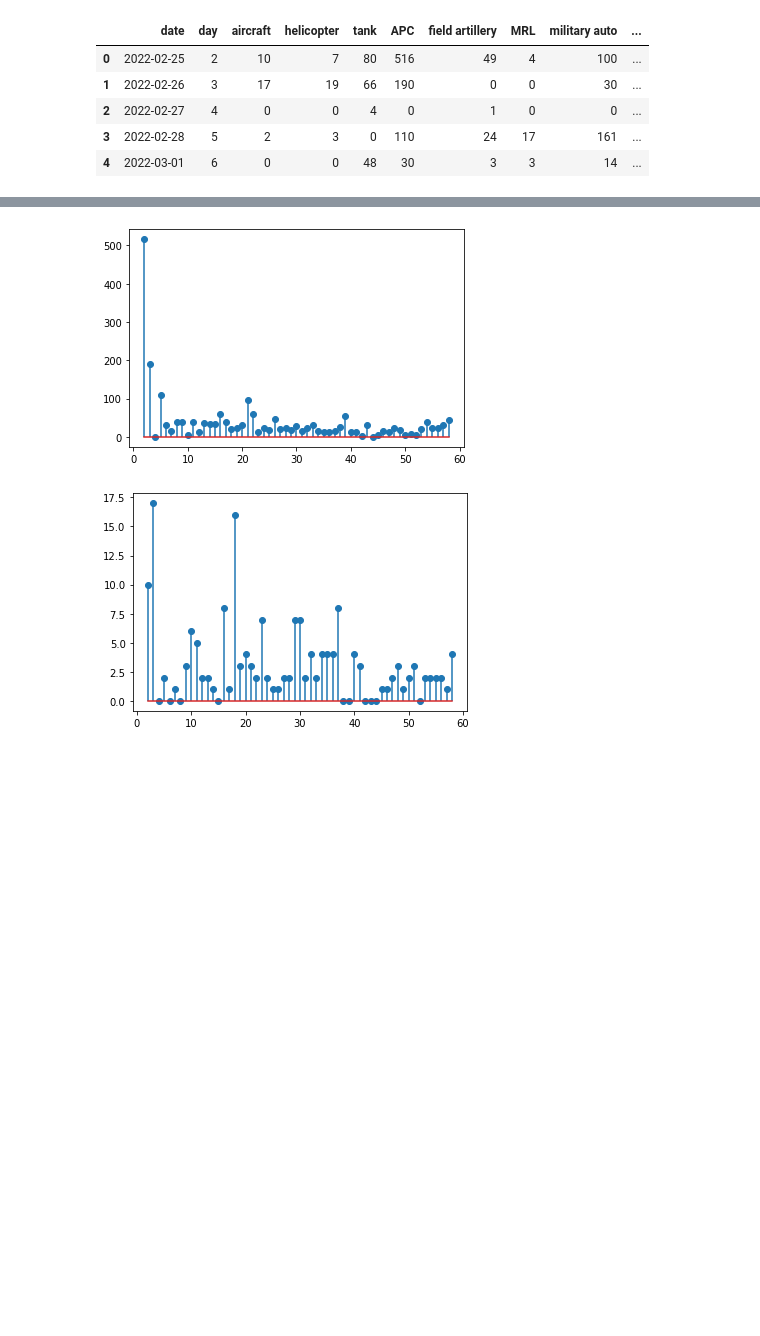
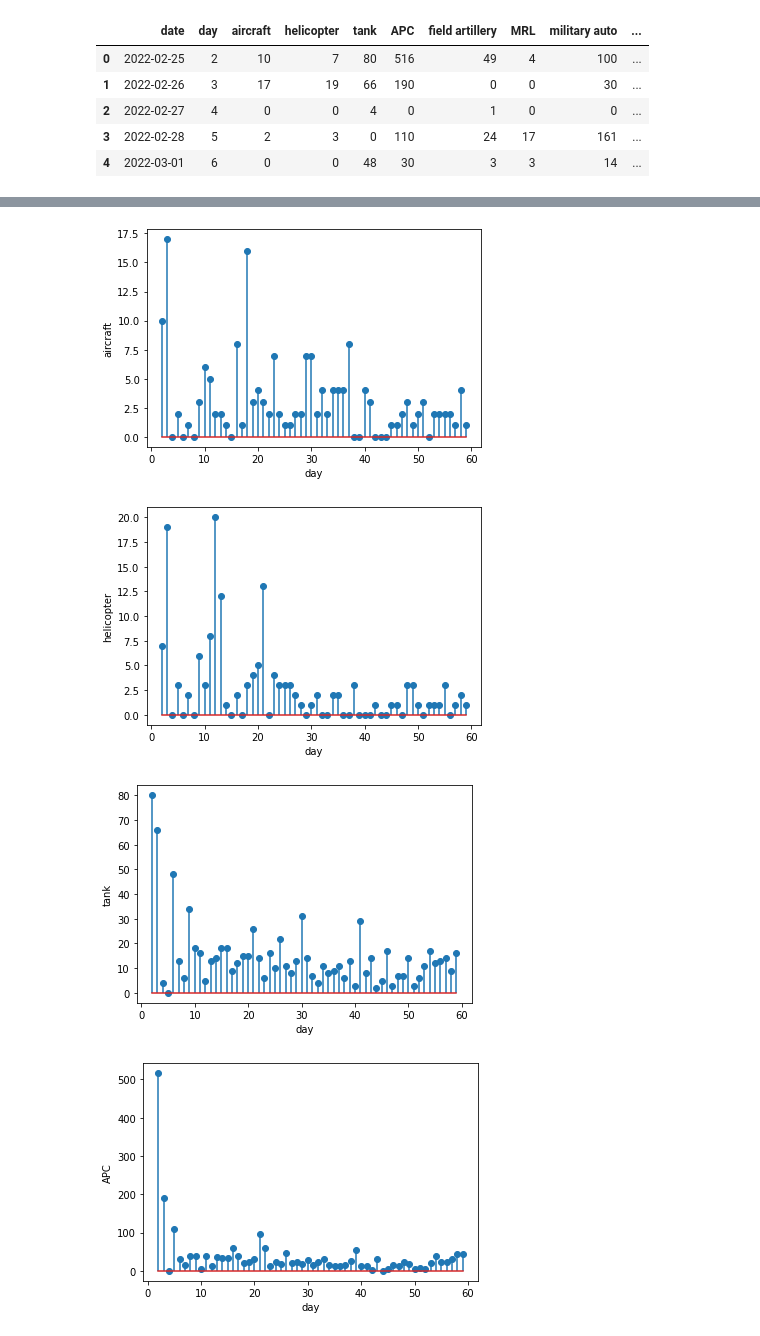
Before and after one commit to DhanushNarayanan7/Ukraine-Russia-Analysis, a Jupyter notebook: Ukraine_Russia_2022_Analysis.ipynb, the cells around one changed output, grey strips where cells are left out. Drawn from its saved outputs; the diff is of its cells as text; code cells hidden in the pictures; blank space fills up the shorter version.

```diff
--- a/Ukraine_Russia_2022_Analysis.ipynb
+++ b/Ukraine_Russia_2022_Analysis.ipynb
@@ -153,9 +153,19 @@ sns.heatmap(correlation_mat,ax=ax, annot=True, cmap = 'Reds',linewidths=0.5)
-# %%
-plt.stem(df.day,df.APC)
-plt.show()
-
-plt.stem(df.day,df.aircraft)
-plt.show()
-# %% [output]
-[figure, removed]
-[figure, removed]
+# %%
+needed_list=["aircraft","helicopter","tank","APC","field artillery","MRL","military auto","fuel tank","drone","naval ship","anti-aircraft warfare","special equipment","mobile SRBM system"]
+for (columnName_1, columnData_1)  in df.iteritems():
+    for (columnName_2, columnData_2)  in df.iteritems():
+        if columnName_1=="day" and columnName_2 in needed_list:
+            plt.stem(columnData_1,columnData_2)
+            plt.xlabel(columnName_1)
+            plt.ylabel(columnName_2)
+            plt.show()
+
+#All Feature PairGrid Plot - Seaborn
+#import seaborn as sns
+#g = sns.PairGrid(df)
+#g.map(sns.scatterplot)
+# %% [output]
+[figure, added]
+[figure, added]
+[figure, added]
+[figure, added]
```
Also changed, not shown: parts of 6 cells of this notebook.
